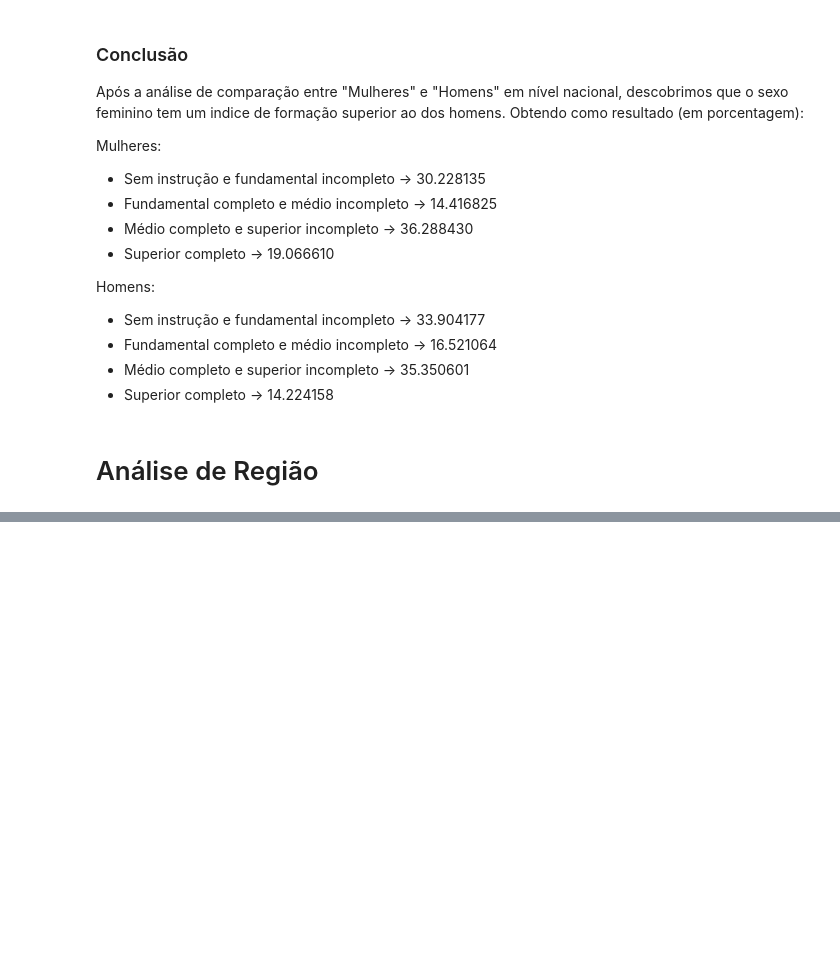
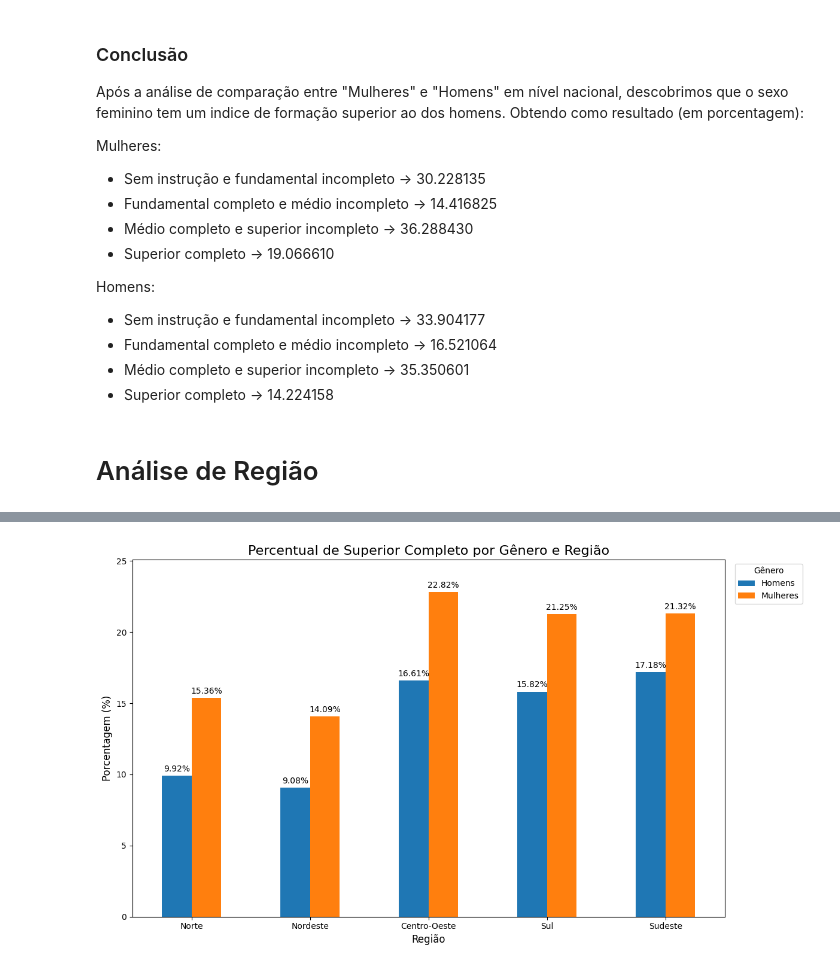
Before and after one commit to danilotavares-dev/metodos-quantitativos-analise-escolaridadeBR, a Jupyter notebook: nivel_escolaridade.ipynb, the cells around one changed output, grey strips where cells are left out. Drawn from its saved outputs; the diff is of its cells as text; code cells hidden in the pictures; blank space fills up the shorter version.

```diff
--- a/nivel_escolaridade.ipynb
+++ b/nivel_escolaridade.ipynb
@@ -125,0 +168,22 @@ regioes = ['Norte', 'Nordeste', 'Centro-Oeste', 'Sul', 'Sudeste']
+# %%
+df_superior_genero = pd.DataFrame({
+    'Homens': df_regioes['Homens']['Superior completo'],
+    'Mulheres': df_regioes['Mulheres']['Superior completo']
+})
+
+ax = df_superior_genero.plot(kind='bar', figsize=(12, 7), color=['#1f77b4', '#ff7f0e'])
+
+for container in ax.containers:
+    ax.bar_label(container, fmt='%.2f%%', padding=3, fontsize=10)
+
+plt.title('Percentual de Superior Completo por Gênero e Região', fontsize=16)
+plt.ylabel('Porcentagem (%)', fontsize=12)
+plt.xlabel('Região', fontsize=12)
+plt.xticks(rotation=0)
+plt.legend(title='Gênero', bbox_to_anchor=(1.01, 1), loc='upper left')
+
+plt.margins(y=0.1)
+plt.tight_layout()
+plt.show()
+# %% [output]
+[figure, added]
```
Also changed, not shown: parts of 16 cells of this notebook, 4 other files.
